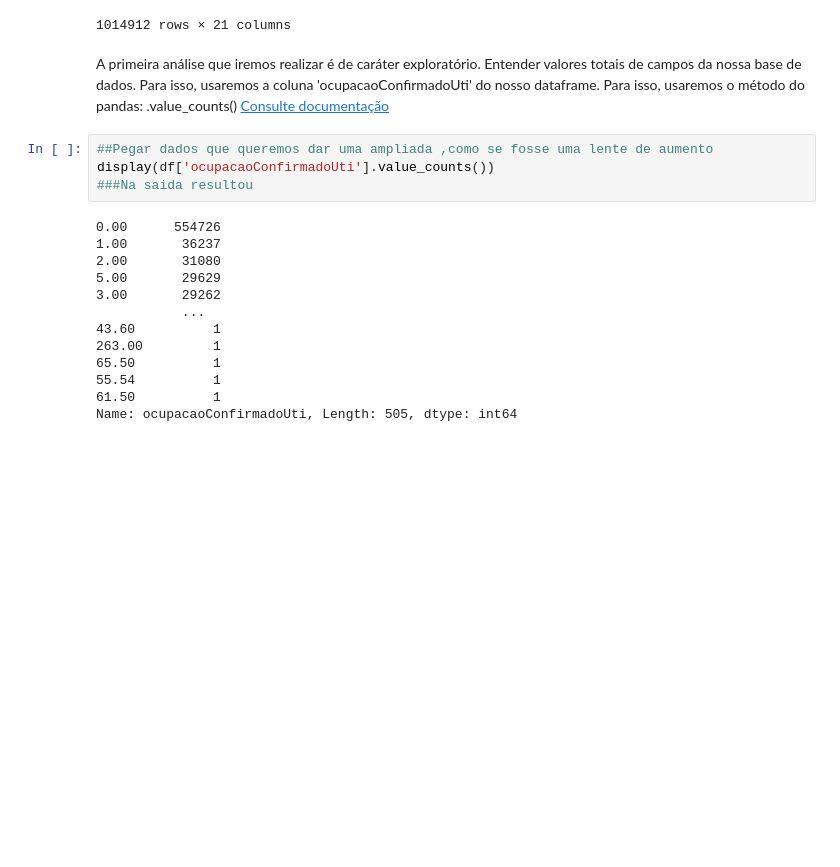
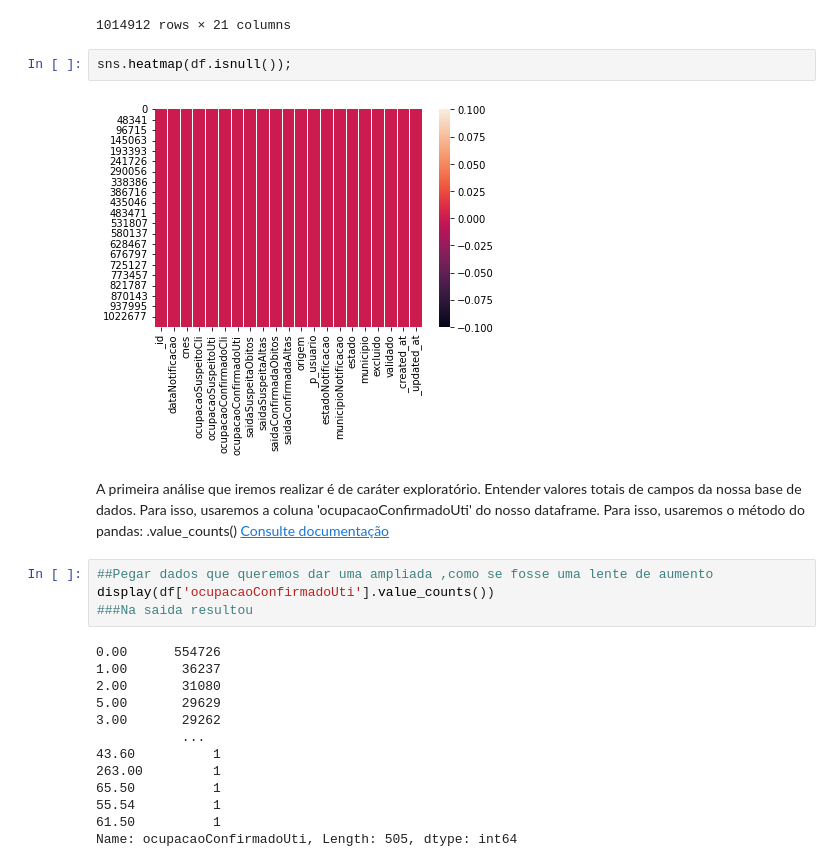
Before and after one commit to joseivangeraldo/Algoritimos_Uteis, a Jupyter notebook: BigDatatcc20.ipynb, the cells around one changed output. Drawn from its saved outputs; the diff is of its cells as text; blank space fills up the shorter version.

```diff
--- a/BigDatatcc20.ipynb
+++ b/BigDatatcc20.ipynb
@@ -105,6 +114,10 @@ df ###exibimos só para verificar
 | 1113392 | uU1NszEdGM | 2021-09-14 03:00:00.793000+00:00 | 2201542 | 9.0 | 0.0 | 0.0 | ... |
 | 1113930 | AwSrZ20zkp | 2021-09-14 03:00:29.182000+00:00 | 6856209 | 10.0 | 0.0 | 13.0 | ... |
 1014912 rows × 21 columns
+# %%
+sns.heatmap(df.isnull());
+# %% [output]
+[figure, added]
 # %% [markdown]
 A primeira análise que iremos realizar é de
 caráter exploratório. Entender valores totais de campos da nossa base de dados.
```
Also changed, not shown: parts of 12 cells of this notebook.
